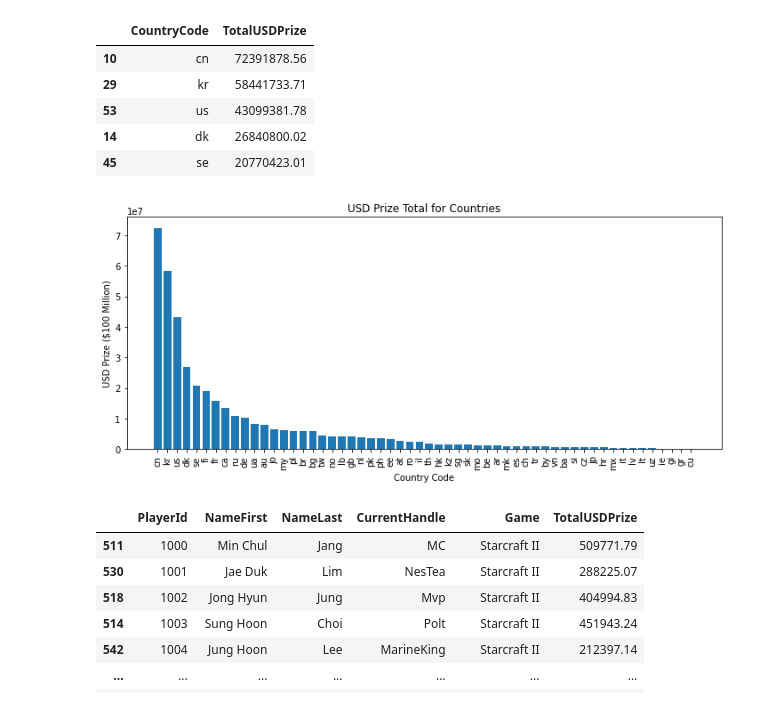
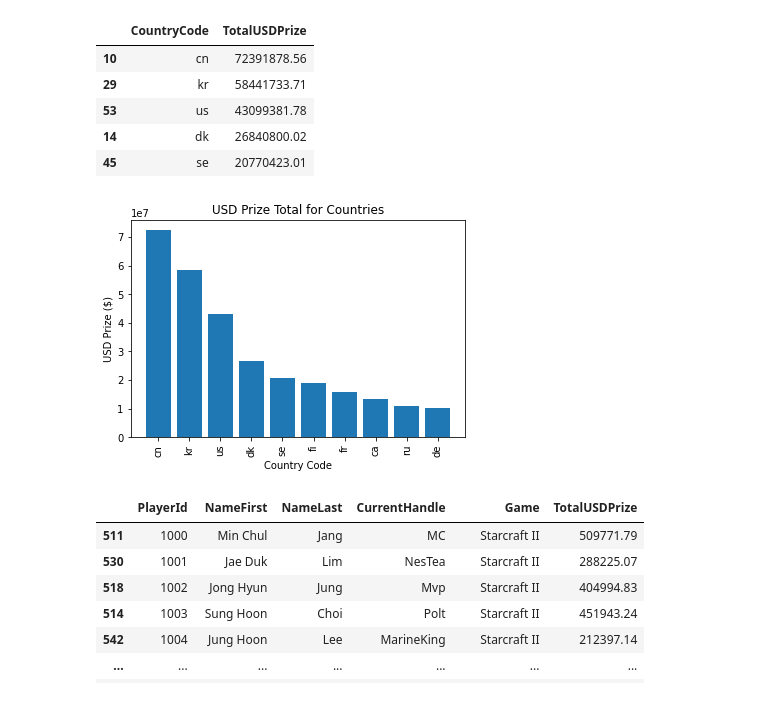
Before and after one commit to Alvin1359/etl-esports-earnings, a Jupyter notebook: Scripts/highest_earning_players.ipynb, the cells around one changed output. Drawn from its saved outputs; the diff is of its cells as text; code cells hidden in the pictures.

```diff
--- a/Scripts/highest_earning_players.ipynb
+++ b/Scripts/highest_earning_players.ipynb
@@ -113,15 +113,15 @@ data_country.head()
 | 45 | se | 20770423.01 |
 # %%
 # Graph prize total for countries
-plt.figure(figsize=(12, 4.8))
-plt.bar(data_country["CountryCode"],data_country["TotalUSDPrize"], align = "center")
+plt.bar(data_country["CountryCode"][:10],data_country["TotalUSDPrize"][:10], align = "center")
 plt.title("USD Prize Total for Countries")
-plt.ylabel("USD Prize ($100 Million)")
+plt.ylabel("USD Prize ($)")
 plt.xlabel("Country Code")
 plt.xticks(rotation=90)
+plt.savefig('../Figures/country_earnings.png', bbox_inches='tight')
 plt.show()
 # %% [output]
-[figure, old version]
+[figure, new version]
 # %%
 # Player earnings
 player_earnings = data[["PlayerId", "NameFirst", "NameLast", "CurrentHandle", "Game", "TotalUSDPrize"]]
```
Also changed, not shown: parts of 2 cells of this notebook, 2 other files.
